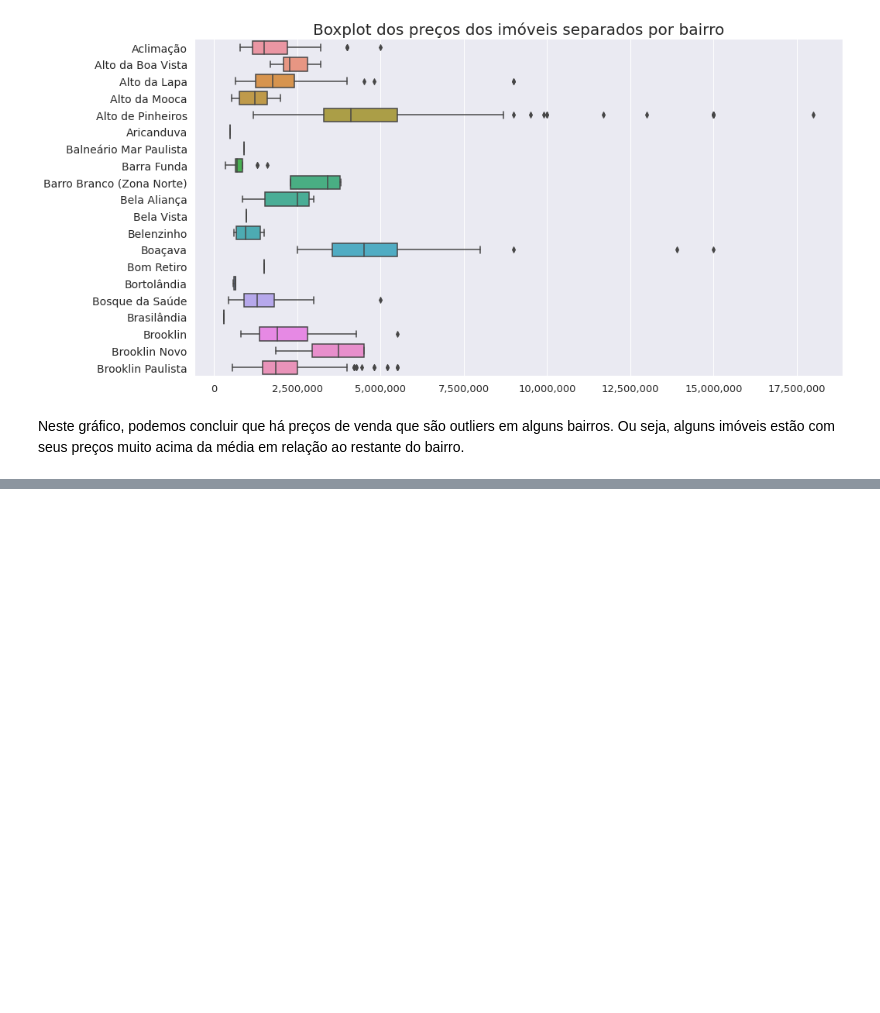
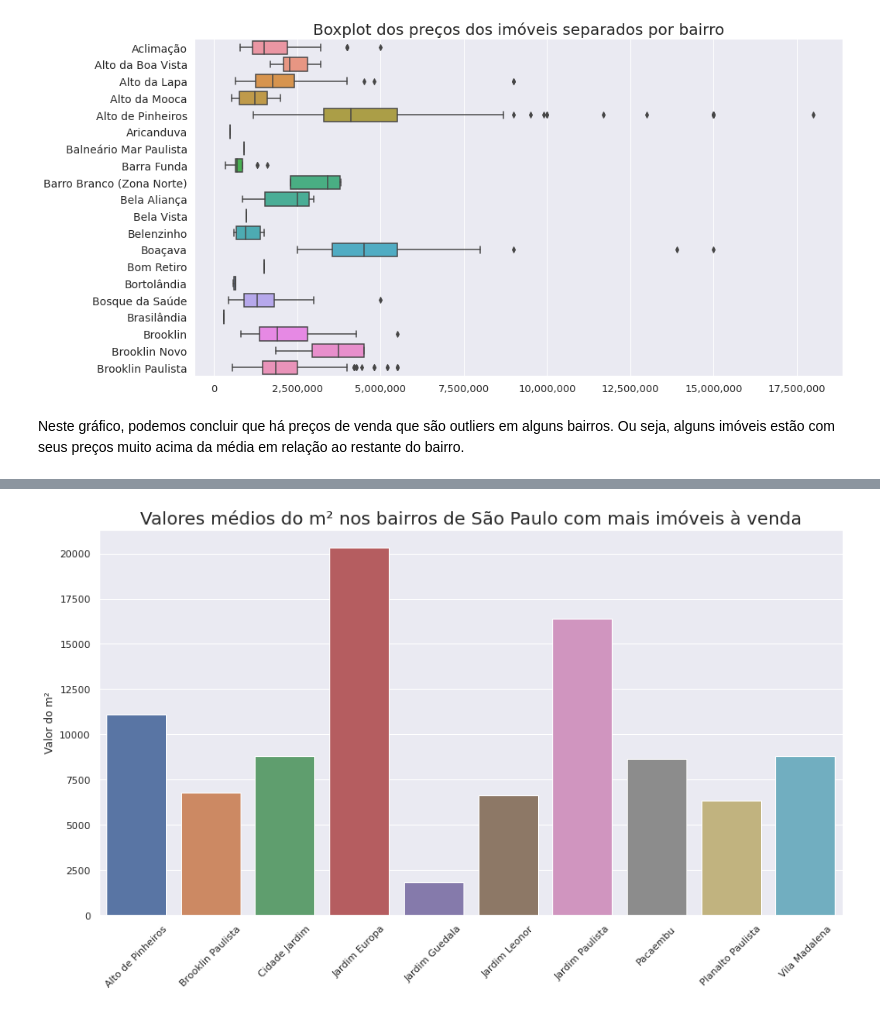
Before and after one commit to Tathy/Pesquisa-Imoveis-SP, a Jupyter notebook: Pesquisa_de_imóveis_em_São_Paulo_Imersão_Dados_Alura.ipynb, the cells around one changed output, grey strips where cells are left out. Cells and saved outputs as stored; diff of their text form; code cells hidden in the pictures; blank space fills up the shorter version.

Commit message:
Anotações da Aula 03 da Imersão Dados

```diff
--- a/Pesquisa_de_imóveis_em_São_Paulo_Imersão_Dados_Alura.ipynb
+++ b/Pesquisa_de_imóveis_em_São_Paulo_Imersão_Dados_Alura.ipynb
@@ -720,0 +719,3 @@ Neste gráfico, podemos concluir que há preços de venda que são outliers em a
+# %%
+dados_vendas["Valor_m2"] = dados_vendas["Valor_anuncio_float"]/dados_vendas["Metragem"]
+dados_vendas.head()
@@ -720,0 +734,3 @@ Neste gráfico, podemos concluir que há preços de venda que são outliers em a
+# %%
+dados_bairro = dados_vendas.groupby("Bairro").mean()
+dados_bairro.head()
@@ -720,0 +762,3 @@ Neste gráfico, podemos concluir que há preços de venda que são outliers em a
+# %%
+dados_bairro.reset_index(inplace = True)
+dados_bairro.info()
@@ -720,0 +780,3 @@ Neste gráfico, podemos concluir que há preços de venda que são outliers em a
+# %%
+dados_bairro["Valor_m2_bairro"] = dados_bairro["Valor_anuncio_float"]/dados_bairro["Metragem"]
+dados_bairro.sort_values(by = 'Valor_m2_bairro', ascending = False)
@@ -720,0 +817,10 @@ Neste gráfico, podemos concluir que há preços de venda que são outliers em a
+# %%
+plt.figure(figsize = (15,8))
+ax6 = sns.barplot(x = "Bairro", y = "Valor_m2_bairro", data = dados_bairro.query("Bairro in @top_bairros"))
+ax6.tick_params(axis = 'x', rotation = 45)
+ax6.set_title("Valores médios do m² nos bairros de São Paulo com mais imóveis à venda", fontsize = 20)
+plt.ylabel("Valor do m²")
+plt.xlabel("")
+plt.show()
+# %% [output]
+[figure, added]
```
Also changed, not shown: parts of 32 cells of this notebook, 3 other files.
